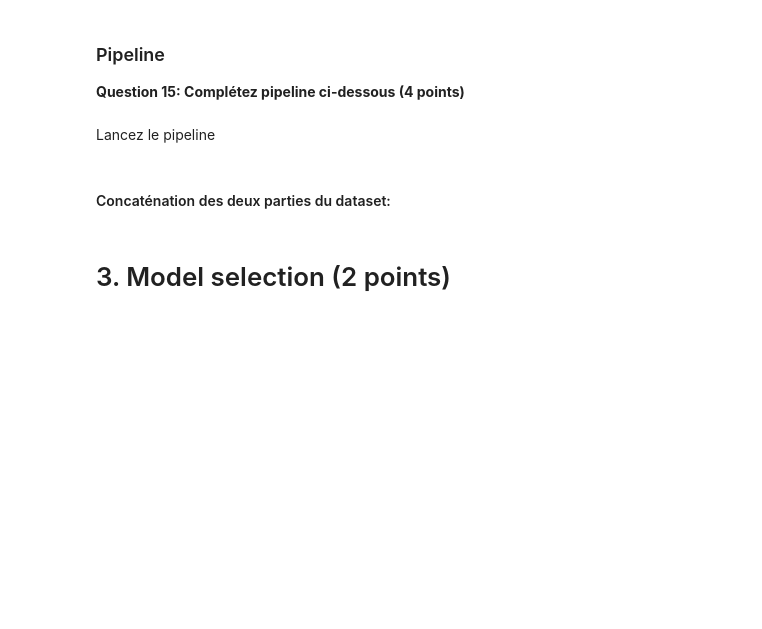
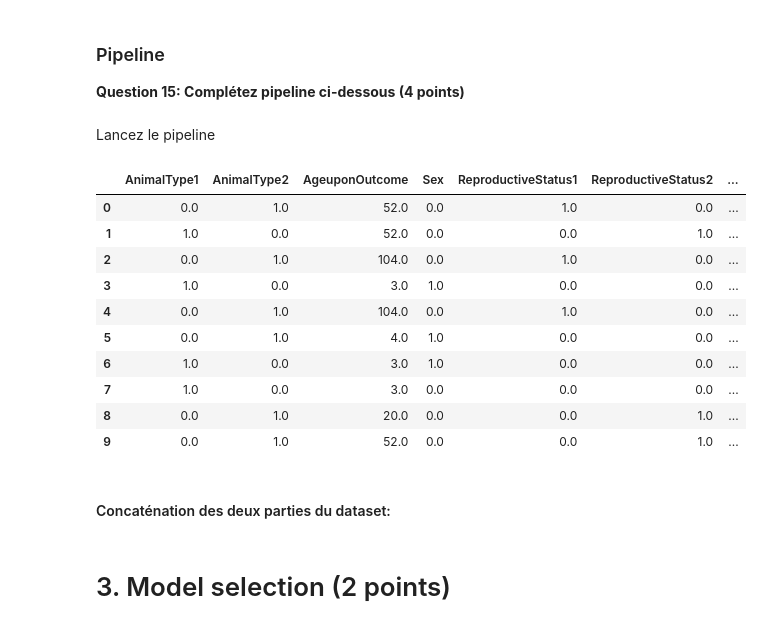
Before and after one commit to paul-arthurthiery/IAMethodesAlgos, a Jupyter notebook: TP3/TP3_FR.ipynb, the cells around one changed output. Cells and saved outputs as stored; diff of their text form; code cells hidden in the pictures; blank space fills up the shorter version.

```diff
--- a/TP3/TP3_FR.ipynb
+++ b/TP3/TP3_FR.ipynb
@@ -633,6 +637,7 @@ from sklearn.impute import SimpleImputer
 from sklearn.preprocessing import OneHotEncoder
 from sklearn.pipeline import Pipeline, FeatureUnion
 from sklearn.compose import ColumnTransformer
+import random
 
 def parse_age(text):
     textArray = text.split(" ")
@@ -651,7 +656,7 @@ def parse_sex(text):
     if(len(text.split(" ")) > 1):
         return text.split(" ")[1]
     else:
-        return 'Unknown'
+        return random.choice(["Male", "Female"])
 
 def parse_breed(text):
     if(text.find("mix") > 0):
@@ -686,7 +691,7 @@ pipeline_sexuponoutcome = Pipeline([
     ('feats', FeatureUnion([
         ('ReproductiveStatus', pipeline_reproStatus),
         ('Sex', pipeline_sex)
-    ]))
+    ])),
 ])
 
 pipeline_breed = Pipeline([
@@ -705,9 +710,23 @@ full_pipeline = ColumnTransformer([
 # %% [markdown]
 Lancez le pipeline
 # %%
-columns = ["AnimalType1", "AnimalType2", "AgeuponOutcome", "Sex1", "Sex2", "ReproductiveStatus1", "ReproductiveStatus2", "Breed1", "Breed2", "Breed3" ]
+columns = ["AnimalType1", "AnimalType2", "AgeuponOutcome", "Sex", "ReproductiveStatus1", "ReproductiveStatus2", "ReproductiveStatus3", "Breed1", "Breed2", "Breed3" ]
 X_train_prepared = pd.DataFrame(full_pipeline.fit_transform(X_train),columns = columns)
 X_test_prepared = pd.DataFrame(full_pipeline.fit_transform(X_test),columns = columns)
+# %%
+X_train_prepared.head(10)
+# %% [output]
+|  | AnimalType1 | AnimalType2 | AgeuponOutcome | Sex | ReproductiveStatus1 | ReproductiveStatus2 | ... |
+| 0 | 0.0 | 1.0 | 52.0 | 0.0 | 1.0 | 0.0 | ... |
+| 1 | 1.0 | 0.0 | 52.0 | 0.0 | 0.0 | 1.0 | ... |
+| 2 | 0.0 | 1.0 | 104.0 | 0.0 | 1.0 | 0.0 | ... |
+| 3 | 1.0 | 0.0 | 3.0 | 1.0 | 0.0 | 0.0 | ... |
+| 4 | 0.0 | 1.0 | 104.0 | 0.0 | 1.0 | 0.0 | ... |
+| 5 | 0.0 | 1.0 | 4.0 | 1.0 | 0.0 | 0.0 | ... |
+| 6 | 1.0 | 0.0 | 3.0 | 1.0 | 0.0 | 0.0 | ... |
+| 7 | 1.0 | 0.0 | 3.0 | 0.0 | 0.0 | 0.0 | ... |
+| 8 | 0.0 | 1.0 | 20.0 | 0.0 | 0.0 | 1.0 | ... |
+| 9 | 0.0 | 1.0 | 52.0 | 0.0 | 0.0 | 1.0 | ... |
 # %% [markdown]
 #### Concaténation des deux parties du dataset:
 # %%
```
Also changed, not shown: parts of 8 cells of this notebook.
